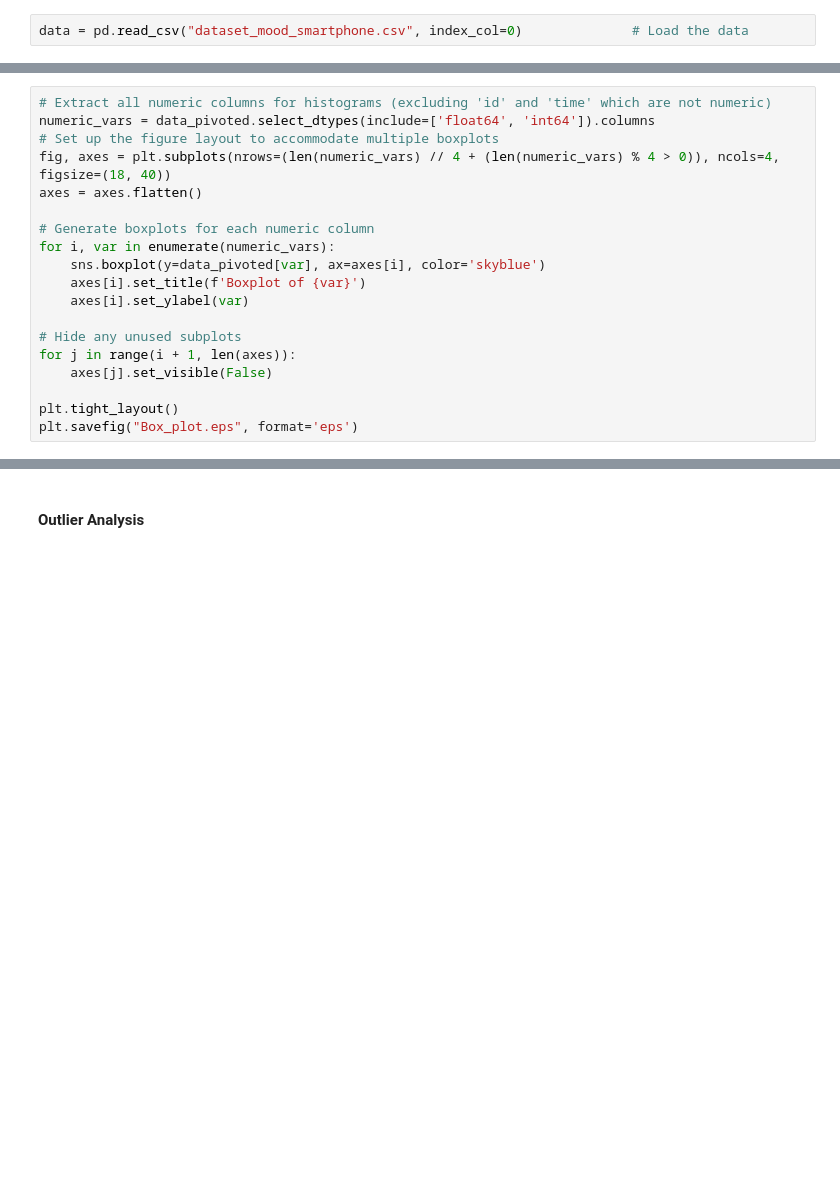
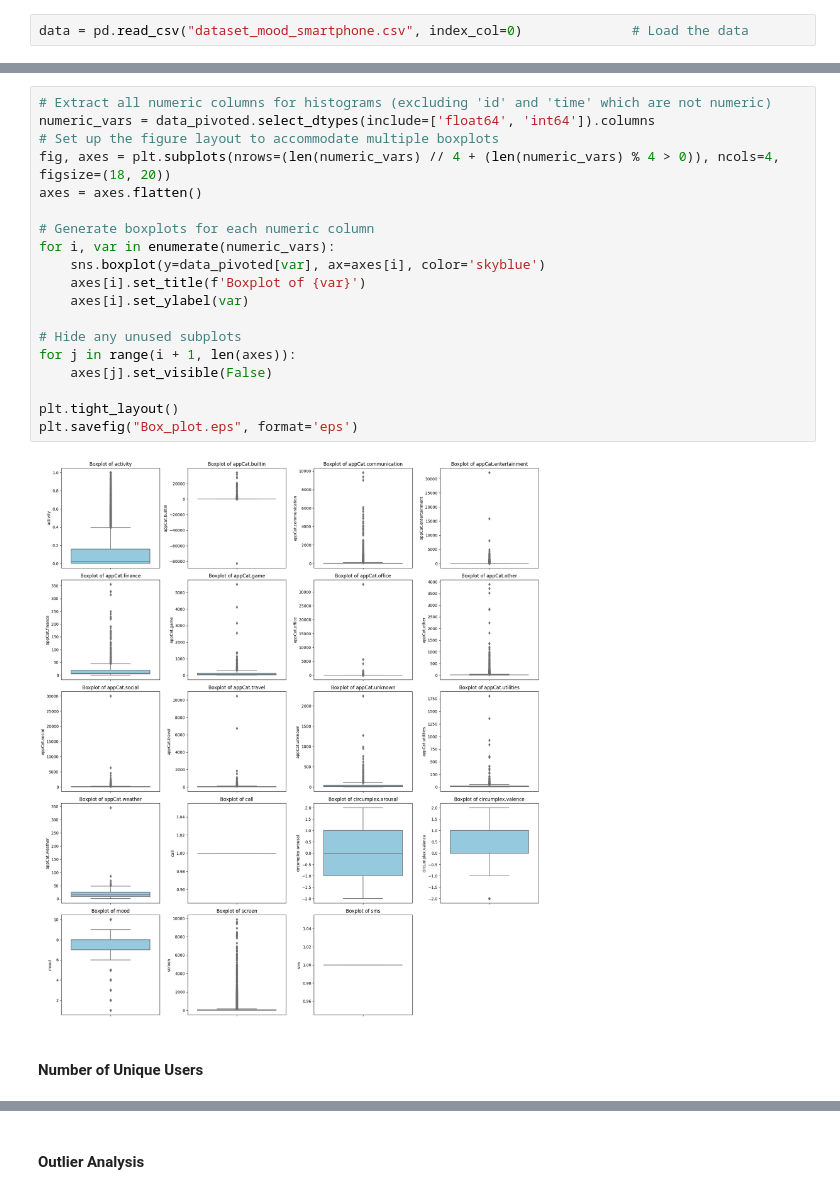
Before and after one commit to gajera-divya/Data-Mining-Techniques, a Jupyter notebook: Assignment1.ipynb, the cells around one changed output, grey strips where cells are left out. Saved outputs shown, nothing was run; the diff lists cells and outputs as text; blank space fills up the shorter version.

```diff
--- a/Assignment1.ipynb
+++ b/Assignment1.ipynb
@@ -54,19 +122,23 @@ plt.savefig("Variable_Distributions.eps", format='eps')
 # %%
 # Extract all numeric columns for histograms (excluding 'id' and 'time' which are not numeric)
 numeric_vars = data_pivoted.select_dtypes(include=['float64', 'int64']).columns
 # Set up the figure layout to accommodate multiple boxplots
-fig, axes = plt.subplots(nrows=(len(numeric_vars) // 4 + (len(numeric_vars) % 4 > 0)), ncols=4, figsize=(18, 40))
+fig, axes = plt.subplots(nrows=(len(numeric_vars) // 4 + (len(numeric_vars) % 4 > 0)), ncols=4, figsize=(18, 20))
 axes = axes.flatten()
 
 # Generate boxplots for each numeric column
 for i, var in enumerate(numeric_vars):
     sns.boxplot(y=data_pivoted[var], ax=axes[i], color='skyblue')
     axes[i].set_title(f'Boxplot of {var}')
     axes[i].set_ylabel(var)
 
 # Hide any unused subplots
 for j in range(i + 1, len(axes)):
     axes[j].set_visible(False)
 
 plt.tight_layout()
 plt.savefig("Box_plot.eps", format='eps')
+# %% [output]
+[figure, added]
+# %% [markdown]
+#### Number of Unique Users
```
Also changed, not shown: parts of 233 cells of this notebook.
